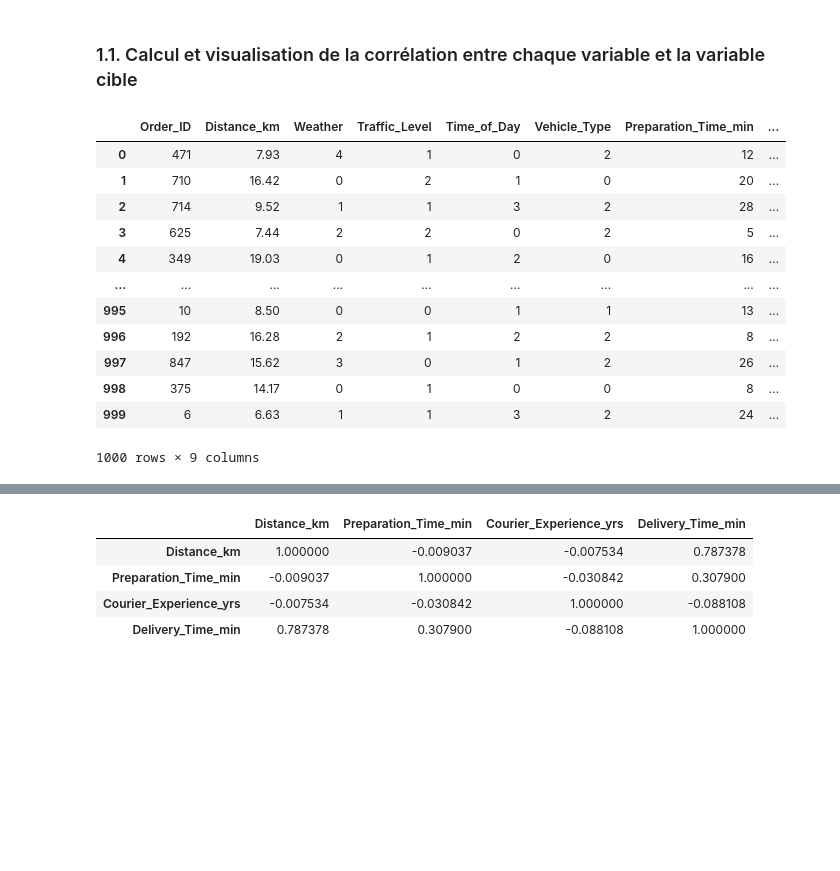
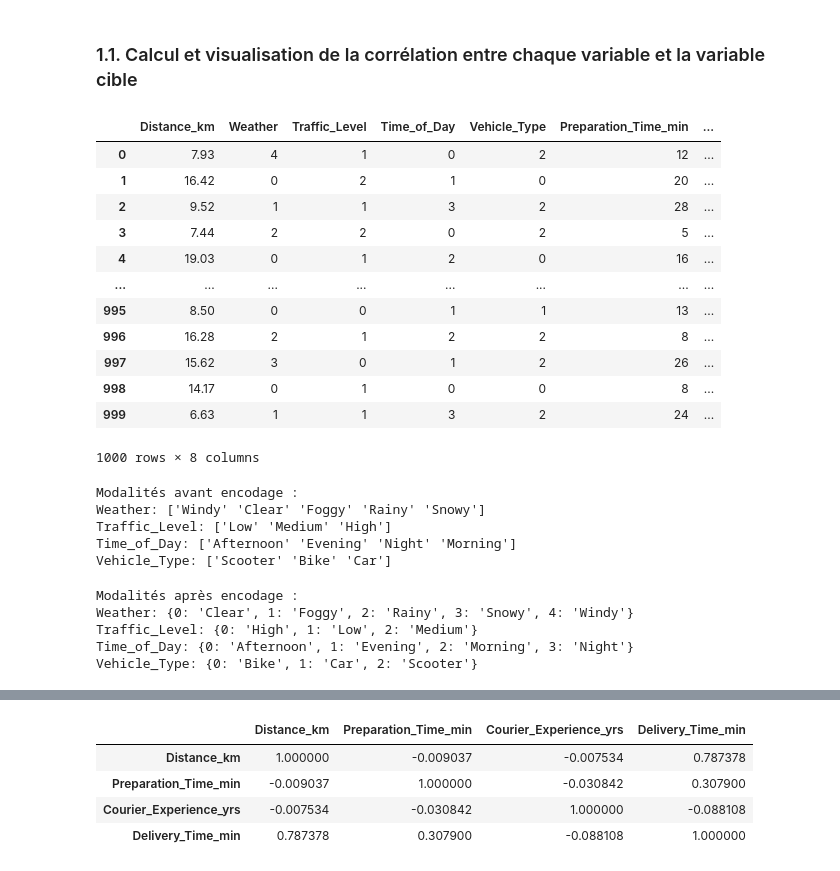
Before and after one commit to JhpAb/My_INSSEDS_Projects, a Jupyter notebook: Delais_Livraison/Delais_Livraison_Script.ipynb, the cells around one changed output, grey strips where cells are left out. Cells and saved outputs as stored; diff of their text form; code cells hidden in the pictures; blank space fills up the shorter version.

```diff
--- a/Delais_Livraison/Delais_Livraison_Script.ipynb
+++ b/Delais_Livraison/Delais_Livraison_Script.ipynb
@@ -197,8 +224,12 @@ lower_bound = Q1 - 1.5 * IQR
 upper_bound = Q3 + 1.5 * IQR
 
 # Appliquer la Winsorization sur chaque colonne numérique
-df_winzorized = df_numeric.apply(lambda x: x.clip(lower=lower_bound[x.name], upper=upper_bound[x.name]), axis=0)
+df_winzorized = df_numeric.apply(
+     lambda x: x.clip(lower=lower_bound[x.name],
+                      upper=upper_bound[x.name]),
+                      axis=0
+                     )
 
 # Remplacer les colonnes numériques dans le DataFrame d'origine
-df[df_numeric.columns] = df_winzorized
-df[df_numeric.columns]
+df_numeric.update(df_winzorized)
+df.update(df_winzorized)
@@ -241,27 +334,64 @@ for column in df_numeric.columns:
 # %%
 from sklearn.preprocessing import LabelEncoder
 
-# Créer un encodeur pour chaque colonne catégorielle
+# Créer un encodeur pour chaque colonne catégorielle sauf 'Order_ID'
 label_encoders = {}
-df_encoded = df.copy()  # Créer une copie de df pour ne pas modifier l'original
+df_encoded = df.drop(columns=['Order_ID']).copy()  # Supprimer 'Order_ID' et travailler sur une copie
 
-for col in df_encoded.select_dtypes(include=['object']).columns:
+# Sélectionner les colonnes catégorielles pour l'encodage
+categorical_columns = df_encoded.select_dtypes(include=['object']).columns
+
+for col in categorical_columns:
     le = LabelEncoder()
     df_encoded[col] = le.fit_transform(df_encoded[col])
     label_encoders[col] = le
 
 df_encoded
 # %% [output]
-|  | Order_ID | Distance_km | Weather | Traffic_Level | Time_of_Day | Vehicle_Type | Preparation_Time_min | ... |
-| 0 | 471 | 7.93 | 4 | 1 | 0 | 2 | 12 | ... |
-| 1 | 710 | 16.42 | 0 | 2 | 1 | 0 | 20 | ... |
-| 2 | 714 | 9.52 | 1 | 1 | 3 | 2 | 28 | ... |
-| 3 | 625 | 7.44 | 2 | 2 | 0 | 2 | 5 | ... |
-| 4 | 349 | 19.03 | 0 | 1 | 2 | 0 | 16 | ... |
-| ... | ... | ... | ... | ... | ... | ... | ... | ... |
-| 995 | 10 | 8.50 | 0 | 0 | 1 | 1 | 13 | ... |
-| 996 | 192 | 16.28 | 2 | 1 | 2 | 2 | 8 | ... |
-| 997 | 847 | 15.62 | 3 | 0 | 1 | 2 | 26 | ... |
-| 998 | 375 | 14.17 | 0 | 1 | 0 | 0 | 8 | ... |
-| 999 | 6 | 6.63 | 1 | 1 | 3 | 2 | 24 | ... |
+|  | Distance_km | Weather | Traffic_Level | Time_of_Day | Vehicle_Type | Preparation_Time_min | ... |
+| 0 | 7.93 | 4 | 1 | 0 | 2 | 12 | ... |
+| 1 | 16.42 | 0 | 2 | 1 | 0 | 20 | ... |
+| 2 | 9.52 | 1 | 1 | 3 | 2 | 28 | ... |
+| 3 | 7.44 | 2 | 2 | 0 | 2 | 5 | ... |
+| 4 | 19.03 | 0 | 1 | 2 | 0 | 16 | ... |
+| ... | ... | ... | ... | ... | ... | ... | ... |
+| 995 | 8.50 | 0 | 0 | 1 | 1 | 13 | ... |
+| 996 | 16.28 | 2 | 1 | 2 | 2 | 8 | ... |
+| 997 | 15.62 | 3 | 0 | 1 | 2 | 26 | ... |
+| 998 | 14.17 | 0 | 1 | 0 | 0 | 8 | ... |
+| 999 | 6.63 | 1 | 1 | 3 | 2 | 24 | ... |
-1000 rows × 9 columns
+1000 rows × 8 columns
+# %%
+# Créer un encodeur pour chaque colonne catégorielle sauf 'Order_ID'
+label_encoders = {}
+df_encoded = df.drop(columns=['Order_ID']).copy()  # Supprimer 'Order_ID'
+
+# Sélectionner les colonnes catégorielles pour l'encodage
+categorical_columns = df_encoded.select_dtypes(include=['object']).columns
+
+print("Modalités avant encodage :")
+for col in categorical_columns:
+    print(f"{col}: {df_encoded[col].unique()}")
+# %% [output]
+Modalités avant encodage :
+Weather: ['Windy' 'Clear' 'Foggy' 'Rainy' 'Snowy']
+Traffic_Level: ['Low' 'Medium' 'High']
+Time_of_Day: ['Afternoon' 'Evening' 'Night' 'Morning']
+Vehicle_Type: ['Scooter' 'Bike' 'Car']
+# %%
+# Encoder les colonnes catégorielles
+for col in categorical_columns:
+    le = LabelEncoder()
+    df_encoded[col] = le.fit_transform(df_encoded[col])
+    label_encoders[col] = le
+
+# Afficher les modalités après encodage
+print("\nModalités après encodage :")
+for col in categorical_columns:
+    print(f"{col}: {dict(enumerate(label_encoders[col].classes_))}")
+# %% [output]
+Modalités après encodage :
+Weather: {0: 'Clear', 1: 'Foggy', 2: 'Rainy', 3: 'Snowy', 4: 'Windy'}
+Traffic_Level: {0: 'High', 1: 'Low', 2: 'Medium'}
+Time_of_Day: {0: 'Afternoon', 1: 'Evening', 2: 'Morning', 3: 'Night'}
+Vehicle_Type: {0: 'Bike', 1: 'Car', 2: 'Scooter'}
```
Also changed, not shown: parts of 44 cells of this notebook.
